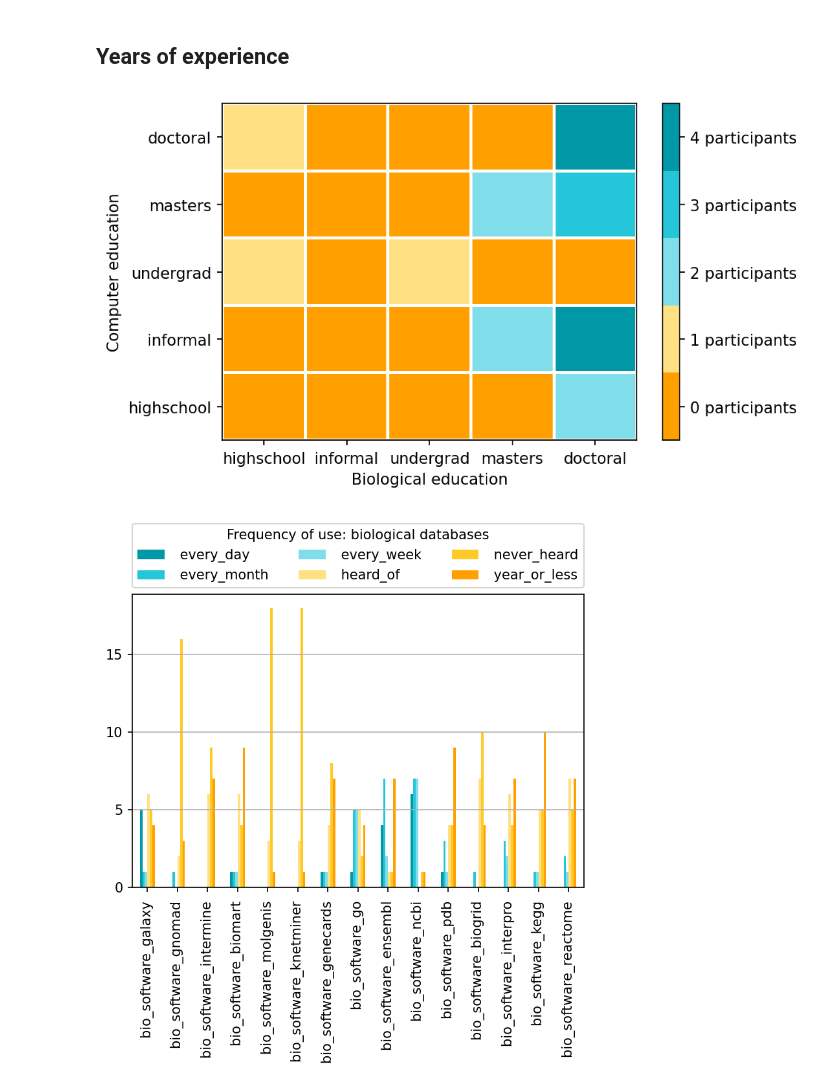
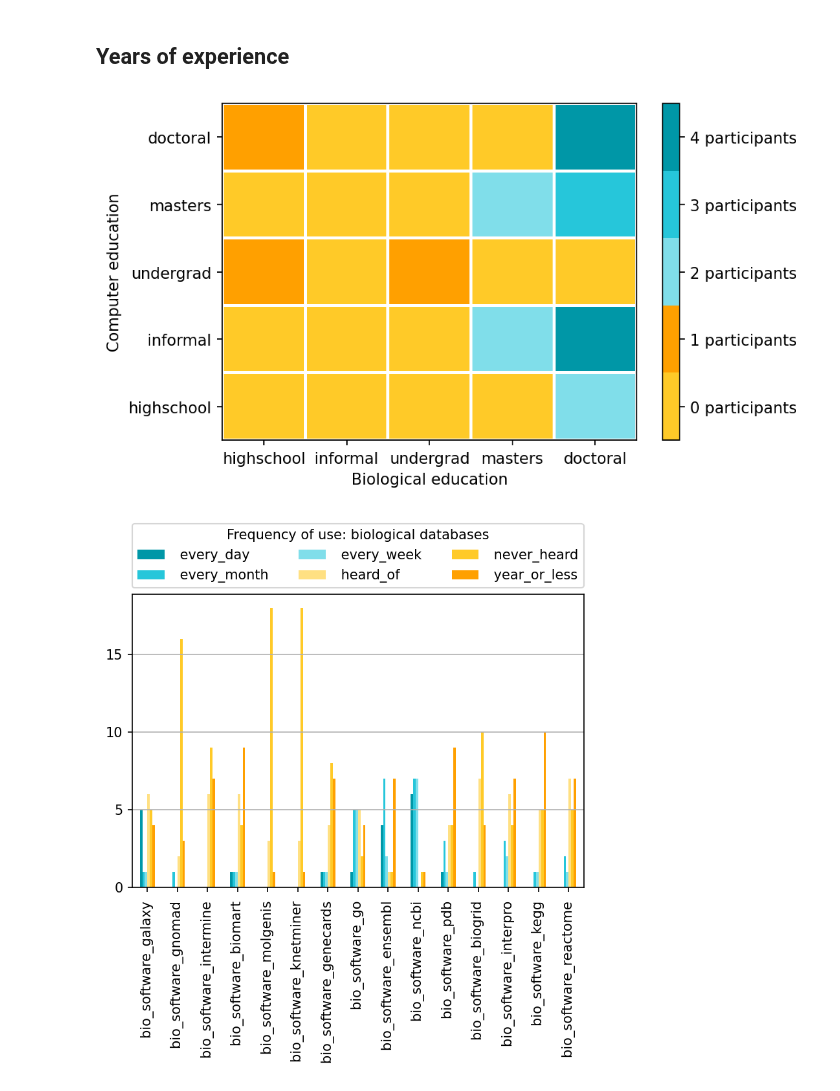
Before and after one commit to yochannah/subjective-data-models-analysis, a Jupyter notebook: import_data.ipynb, the cells around one changed output. Cells and saved outputs as stored; diff of their text form; code cells hidden in the pictures.

```diff
--- a/import_data.ipynb
+++ b/import_data.ipynb
@@ -246,37 +246,39 @@ degreescale = ("highschool",
     "masters",
     "doctoral")
 
-color_scale = ['#FFA000','#FFE082', '#80DEEA','#26C6DA', '#0097A7']
+color_scale = ['#FFCA28','#FFA000', '#80DEEA','#26C6DA', '#0097A7']
+
+#color_scale = ['#FFA000','#FFCA28','#FFE082','#0097A7','#26C6DA','#80DEEA']
 my_colors_5 = colors.ListedColormap(color_scale)
 
 plt.hist2d(formal_scatter_data["biological_education"],
            formal_scatter_data["computer_education"],
            bins=5,
            color=['w'],
            cmap=my_colors_5)
 plt.xlabel('Biological education')
 plt.ylabel('Computer education')
 
 ## This is a very hacky way to get the labels perfect 😬
 plt.xticks([1.4,2.2,3,3.8,4.6], degreescale)
 plt.yticks([1.4,2.2,3,3.8,4.6], degreescale)
 my_ticks = (0,1,2,3,4)
 tick_positions = [-0.4,0.8,2,3.2,4.4]
 norm = colors.BoundaryNorm(my_ticks, 5)
 
 def tick_to_show_5(x, pos):
     if(pos in my_ticks):
         return str(pos) + " participants"
 fmt = ticker.FuncFormatter(tick_to_show_5)
 plt.clim(-1,5)
 
 plt.colorbar(None,
              ticks=tick_positions,
              format=fmt,
              norm=norm)
 plt.savefig('figures/bio_computer_formal.png',dpi=300)
 # %% [output]
-[figure, old version]
+[figure, new version]
 # %%
 ## This is a utility function to prepare graphs for the personal
 ## profile popular programs, languages, and data types
```
Also changed, not shown: parts of 1 cell of this notebook, 2 other files.
